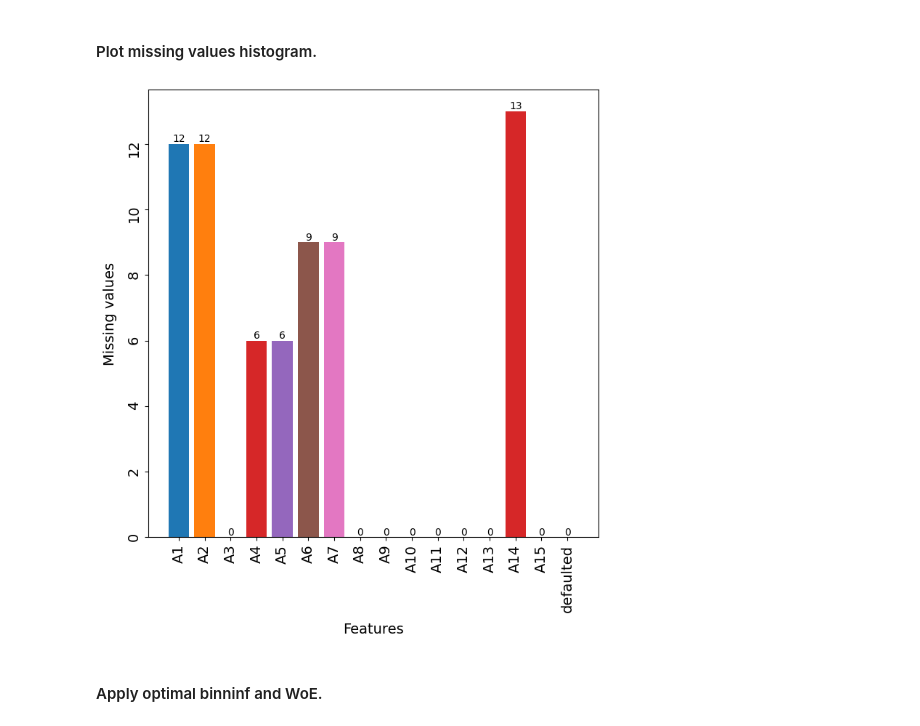
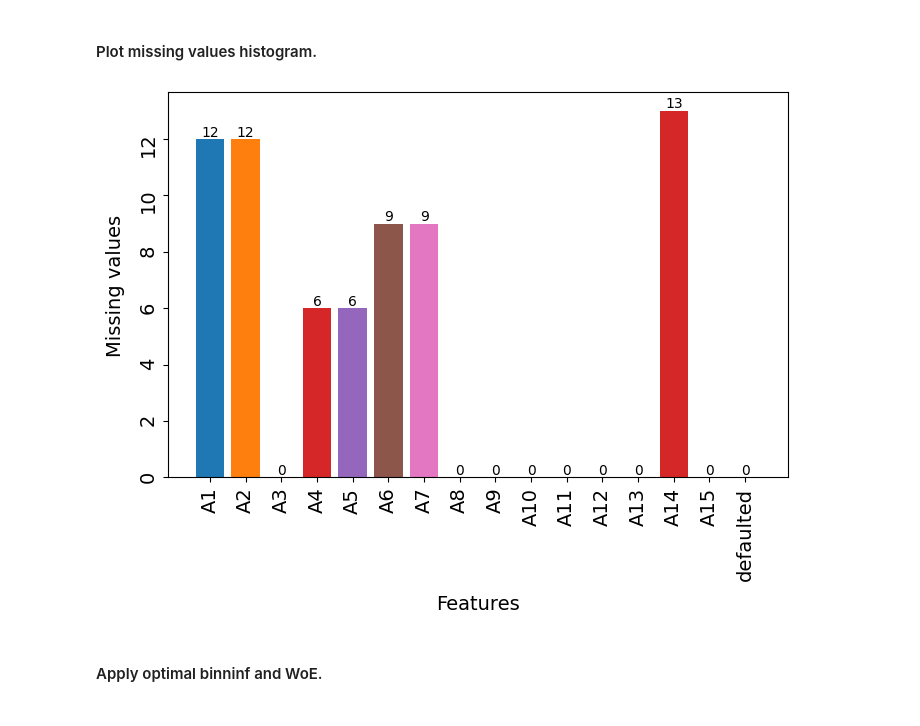
Before and after one commit to MarcoParola/credit_scoring_benchmark, a Jupyter notebook: notebooks/preprocessing/japanese.ipynb, the cells around one changed output. Saved outputs shown, nothing was run; the diff lists cells and outputs as text; code cells hidden in the pictures.

```diff
--- a/notebooks/preprocessing/japanese.ipynb
+++ b/notebooks/preprocessing/japanese.ipynb
@@ -140,10 +140,10 @@ plotting.plot_hist(['Defaulted', 'Non-Defaulted'], data.defaulted.value_counts()
 # %%
 labels = [str(idx) for idx in data.isna().sum(axis=0).index]
 values = data.isna().sum(axis=0).values
-plotting.plot_hist(labels, values, '', 'Features', 'Missing values', figsize=(8,8),
+plotting.plot_hist(labels, values, '', 'Features', 'Missing values', figsize=(8,5),
                    rotated_ticks=True, save_path=japanese_prep_dataset_path + 'missing_values-1.pdf')
 # %% [output]
-[figure, old version]
+[figure, new version]
 # %% [markdown]
 #### Apply optimal binninf and WoE.
 # %%
```
Also changed, not shown: parts of 1 cell of this notebook, 3 other files.
